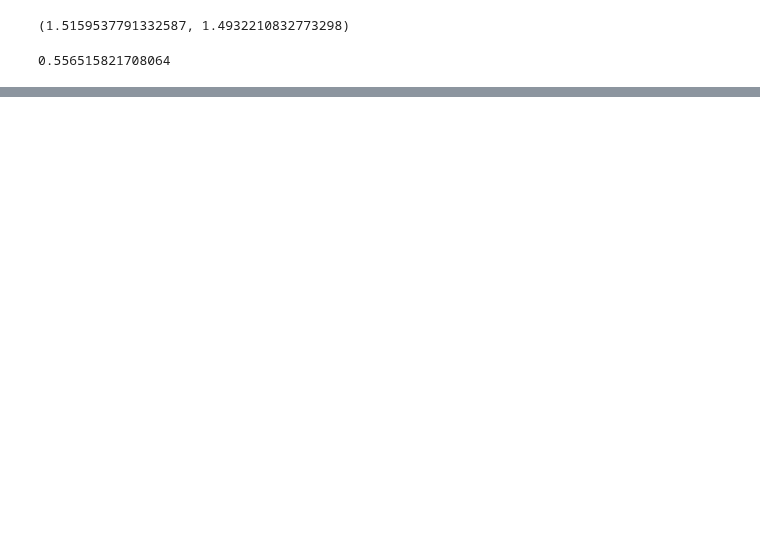
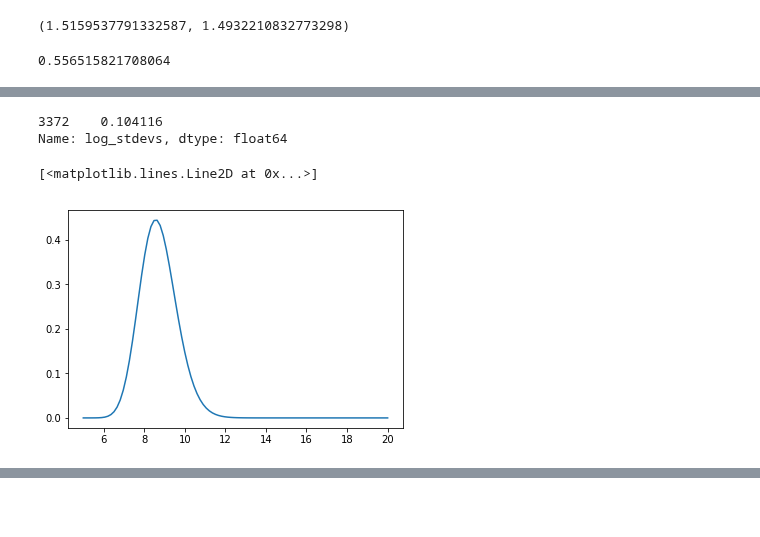
Before and after one commit to dins/jukola-xml-model, a Jupyter notebook: log_normal_spike.ipynb, the cells around one changed output, grey strips where cells are left out. Drawn from its saved outputs; the diff is of its cells as text; code cells hidden in the pictures; blank space fills up the shorter version.

Commit message:
add some plotting

```diff
--- a/log_normal_spike.ipynb
+++ b/log_normal_spike.ipynb
@@ -69,0 +50,15 @@ df
+# %%
+runner = df[df['name'].str.contains("freeman")==True]
+# %%
+runner.log_stdevs
+# %% [output]
+3372    0.104116
+Name: log_stdevs, dtype: float64
+# %%
+x = np.linspace(5, 20, 100)
+y = lognorm.pdf(x, s= runner.log_stdevs, scale=np.exp(runner.log_means))
+# %%
+plt.plot(x, y)
+# %% [output]
+[<matplotlib.lines.Line2D at 0x...>]
+[figure, added]
```
Also changed, not shown: parts of 4 cells of this notebook, 1 other file.
